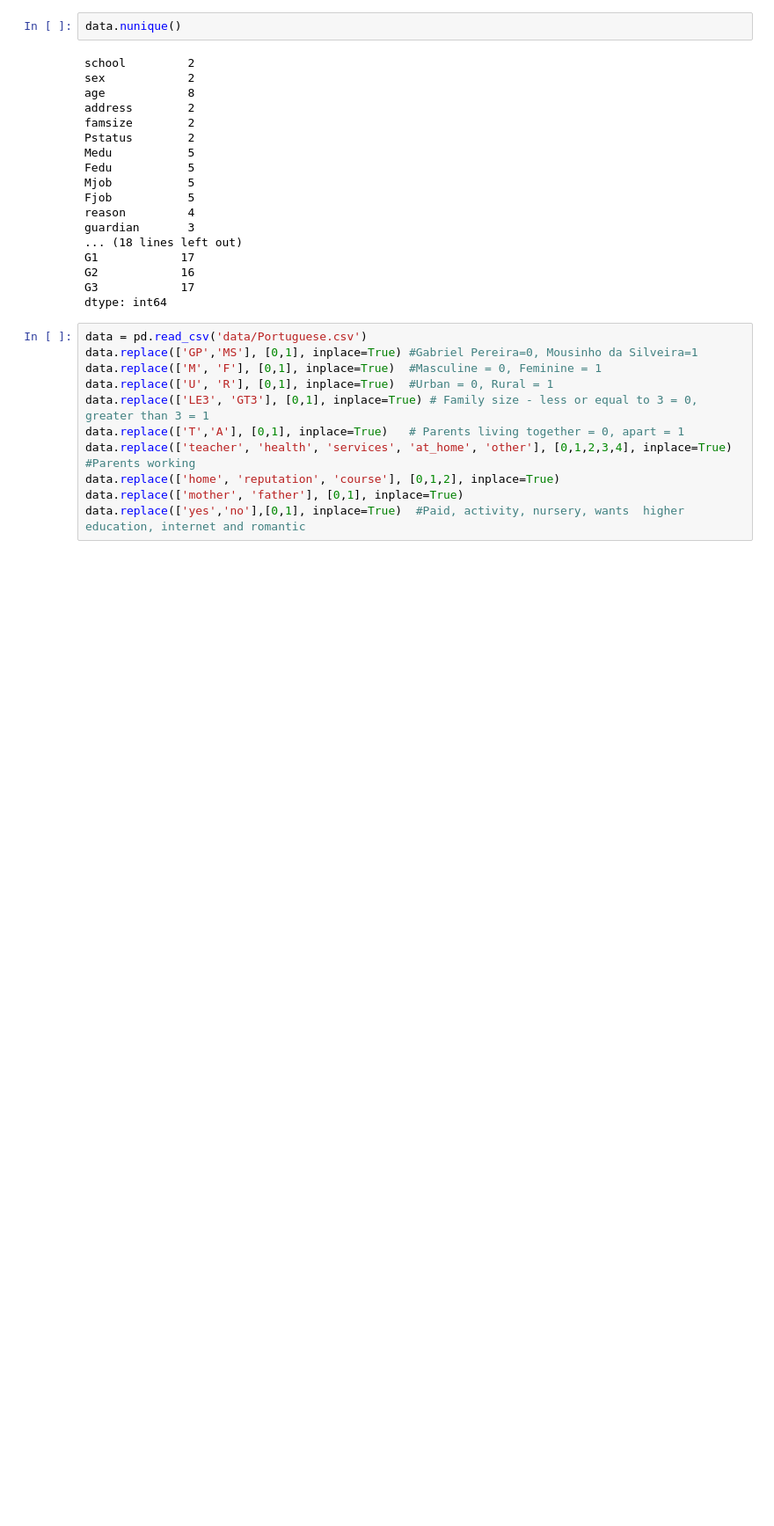
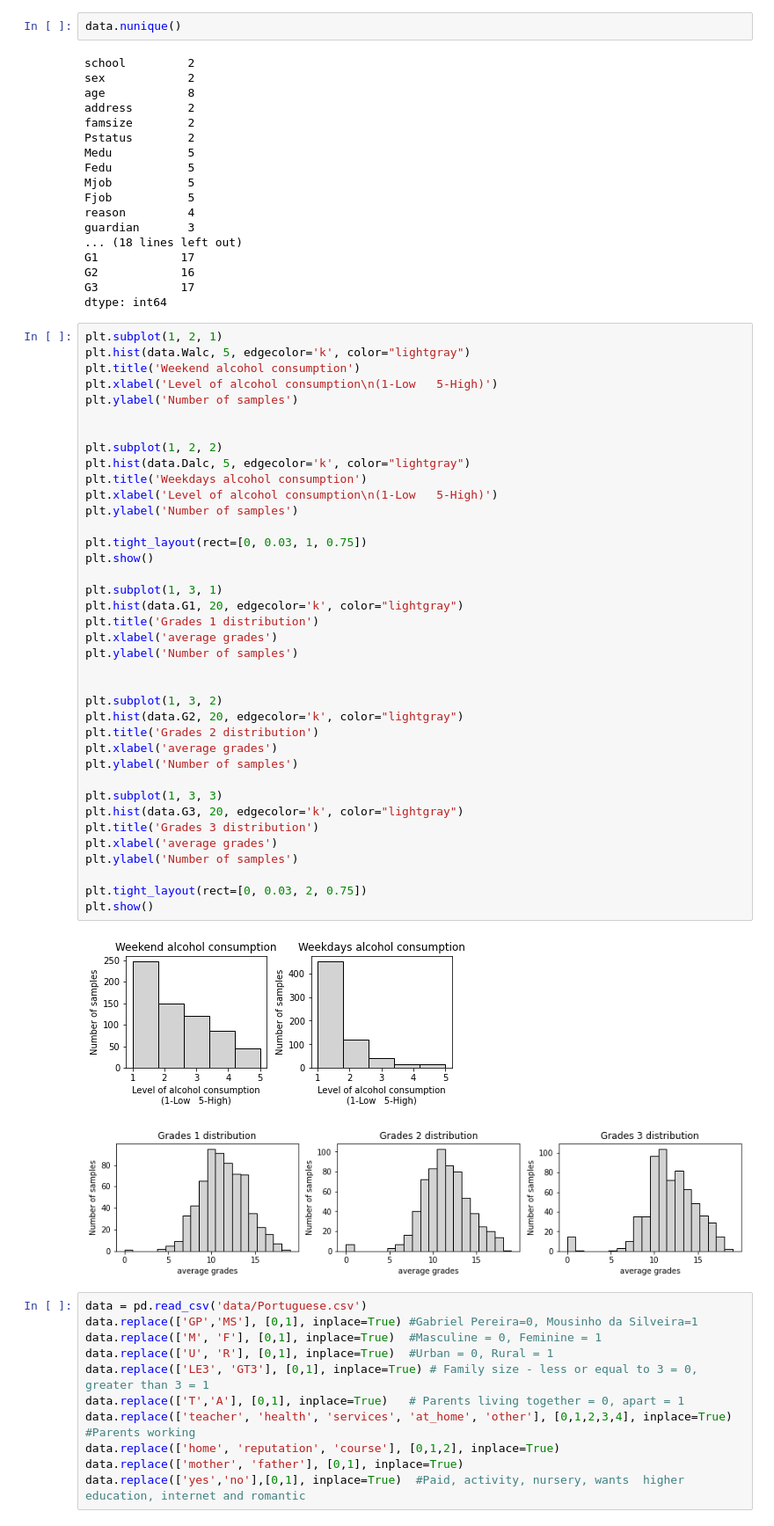
Before and after one commit to luizfysouza/SD201, a Jupyter notebook: Untitled.ipynb, the cells around one changed output. Shown at 88% size. Saved outputs shown, nothing was run; the diff lists cells and outputs as text; blank space fills up the shorter version.

```diff
--- a/Untitled.ipynb
+++ b/Untitled.ipynb
@@ -65,6 +65,47 @@ G1            17
 G2            16
 G3            17
 dtype: int64
+# %%
+plt.subplot(1, 2, 1)
+plt.hist(data.Walc, 5, edgecolor='k', color="lightgray")
+plt.title('Weekend alcohol consumption')
+plt.xlabel('Level of alcohol consumption\n(1-Low   5-High)')
+plt.ylabel('Number of samples')
+
+
+plt.subplot(1, 2, 2)
+plt.hist(data.Dalc, 5, edgecolor='k', color="lightgray")
+plt.title('Weekdays alcohol consumption')
+plt.xlabel('Level of alcohol consumption\n(1-Low   5-High)')
+plt.ylabel('Number of samples')
+
+plt.tight_layout(rect=[0, 0.03, 1, 0.75])
+plt.show()
+
+plt.subplot(1, 3, 1)
+plt.hist(data.G1, 20, edgecolor='k', color="lightgray")
+plt.title('Grades 1 distribution')
+plt.xlabel('average grades')
+plt.ylabel('Number of samples')
+
+
+plt.subplot(1, 3, 2)
+plt.hist(data.G2, 20, edgecolor='k', color="lightgray")
+plt.title('Grades 2 distribution')
+plt.xlabel('average grades')
+plt.ylabel('Number of samples')
+
+plt.subplot(1, 3, 3)
+plt.hist(data.G3, 20, edgecolor='k', color="lightgray")
+plt.title('Grades 3 distribution')
+plt.xlabel('average grades')
+plt.ylabel('Number of samples')
+
+plt.tight_layout(rect=[0, 0.03, 2, 0.75])
+plt.show()
+# %% [output]
+[figure, added]
+[figure, added]
 # %%
 data = pd.read_csv('data/Portuguese.csv')
 data.replace(['GP','MS'], [0,1], inplace=True) #Gabriel Pereira=0, Mousinho da Silveira=1
```
